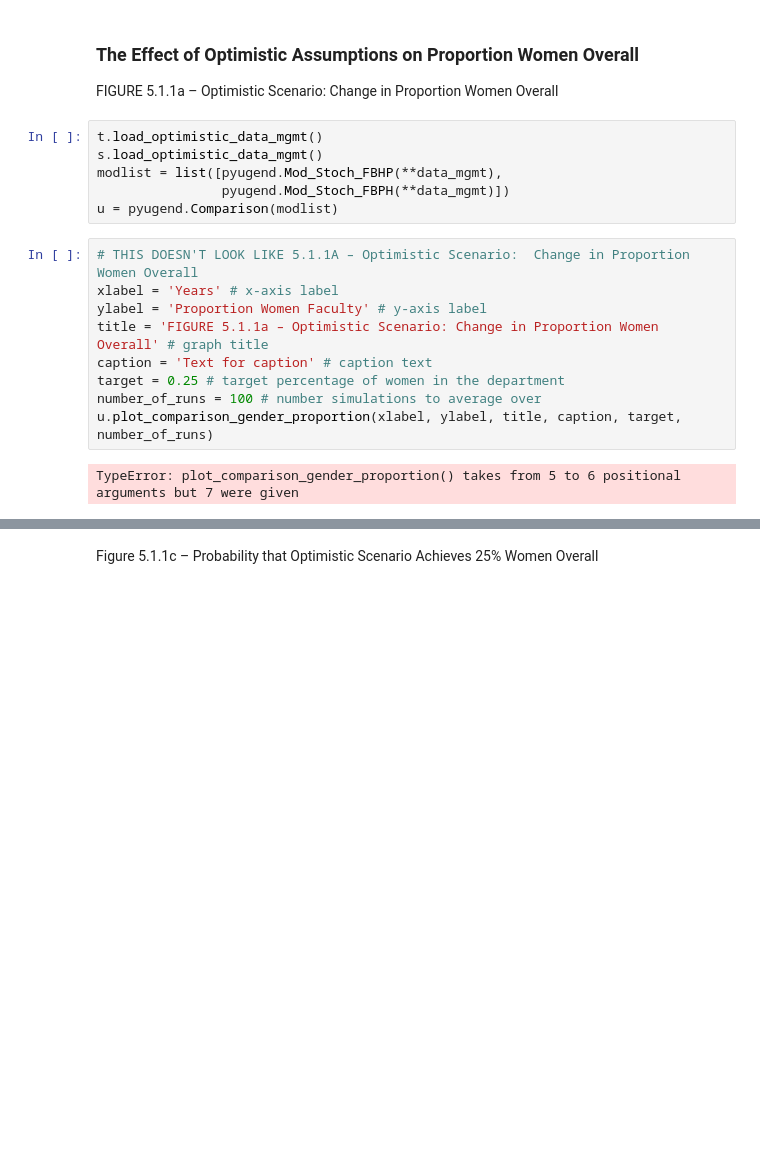
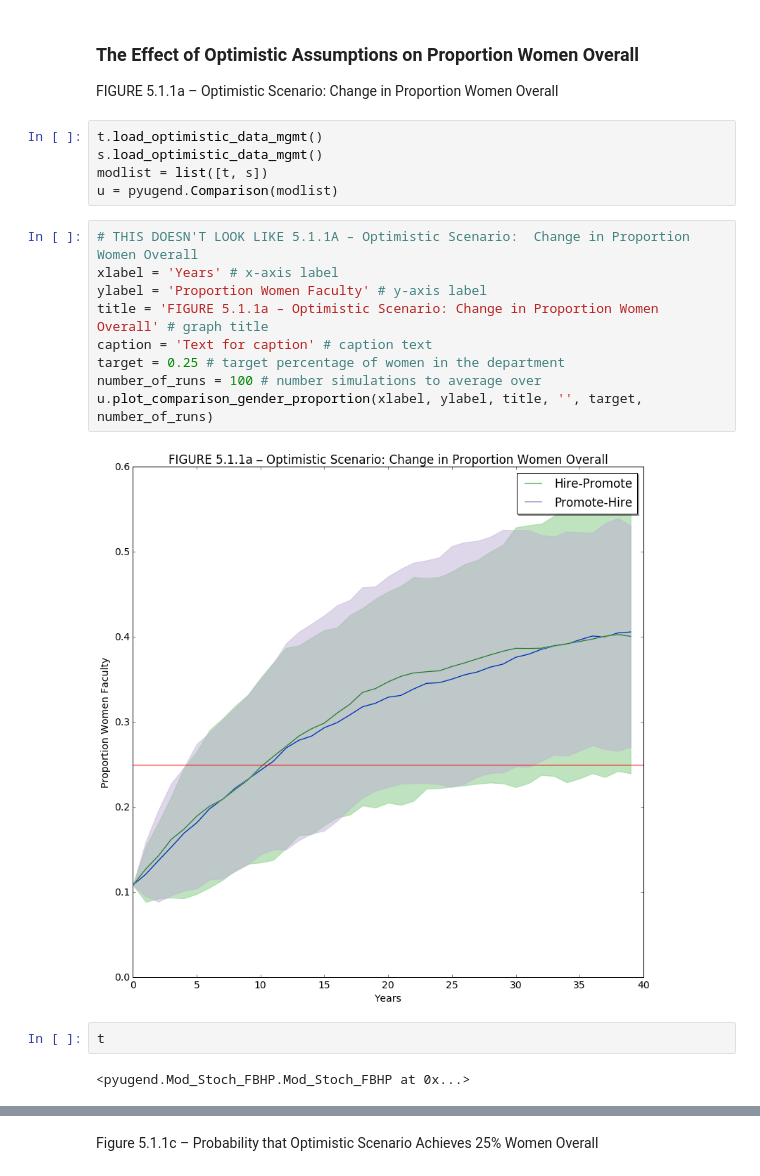
Before and after one commit to university-gender-evolution/notebooks-univ-gender, a Jupyter notebook: notebooks/mgmt_notebook05092016.ipynb, the cells around one changed output, grey strips where cells are left out. Drawn from its saved outputs; the diff is of its cells as text; blank space fills up the shorter version.

```diff
--- a/notebooks/mgmt_notebook05092016.ipynb
+++ b/notebooks/mgmt_notebook05092016.ipynb
@@ -547,20 +547,23 @@ FIGURE 5.1.1a – Optimistic Scenario:  Change in Proportion Women Overall
 # %%
 t.load_optimistic_data_mgmt()
 s.load_optimistic_data_mgmt()
-modlist = list([pyugend.Mod_Stoch_FBHP(**data_mgmt),
-                pyugend.Mod_Stoch_FBPH(**data_mgmt)])
+modlist = list([t, s])
 u = pyugend.Comparison(modlist)
 # %%
 # THIS DOESN'T LOOK LIKE 5.1.1A – Optimistic Scenario:  Change in Proportion Women Overall
 xlabel = 'Years' # x-axis label
 ylabel = 'Proportion Women Faculty' # y-axis label
 title = 'FIGURE 5.1.1a – Optimistic Scenario: Change in Proportion Women Overall' # graph title
 caption = 'Text for caption' # caption text
 target = 0.25 # target percentage of women in the department
 number_of_runs = 100 # number simulations to average over
-u.plot_comparison_gender_proportion(xlabel, ylabel, title, caption, target, number_of_runs)
+u.plot_comparison_gender_proportion(xlabel, ylabel, title, '', target, number_of_runs)
 # %% [output]
-TypeError: plot_comparison_gender_proportion() takes from 5 to 6 positional arguments but 7 were given
+[figure, added]
+# %%
+t
+# %% [output]
+<pyugend.Mod_Stoch_FBHP.Mod_Stoch_FBHP at 0x...>
 # %%
 Figure 5.1.1b - Optimistic Scenario: Change in Number of Women Overall (N) #THIS NEEDS TO BE ADDED
 # %% [output]
```
Also changed, not shown: parts of 3 cells of this notebook.
